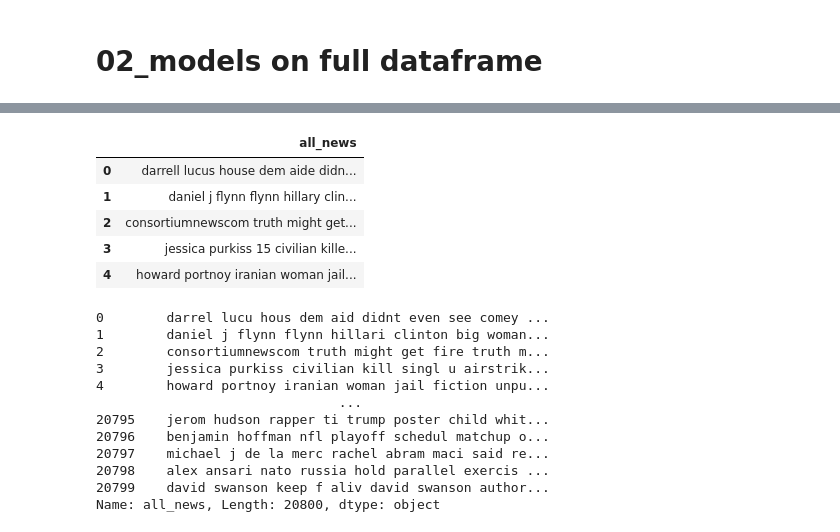
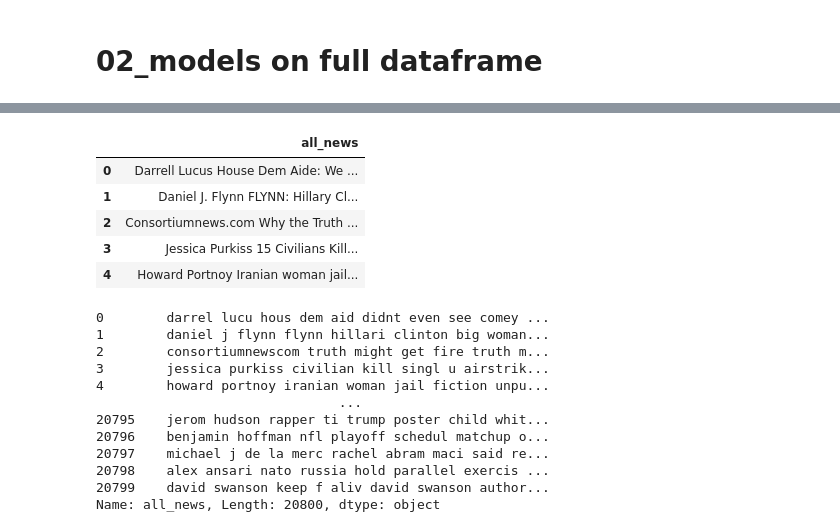
Before and after one commit to Idanleyb/Fake-News-Project, a Jupyter notebook: Fake_news.ipynb, the cells around one changed output, grey strips where cells are left out. Cells and saved outputs as stored; diff of their text form; code cells hidden in the pictures.

```diff
--- a/Fake_news.ipynb
+++ b/Fake_news.ipynb
@@ -1383,15 +1410,15 @@ total_df=total_df.drop(['id'],axis=1)
 # %%
 total_df['all_news'] = total_df['content']+' '+total_df['text']
 # %%
-text_features = total_df[['all_news']].reset_index(drop=True)
-text_features.head()
+text_features_1 = total_df[['all_news']].reset_index(drop=True)
+text_features_1.head()
 # %% [output]
 |  | all_news |
-| 0 | darrell lucus house dem aide didn... |
-| 1 | daniel j flynn flynn hillary clin... |
-| 2 | consortiumnewscom truth might get... |
-| 3 | jessica purkiss 15 civilian kille... |
-| 4 | howard portnoy iranian woman jail... |
+| 0 | Darrell Lucus House Dem Aide: We ... |
+| 1 | Daniel J. Flynn FLYNN: Hillary Cl... |
+| 2 | Consortiumnews.com Why the Truth ... |
+| 3 | Jessica Purkiss 15 Civilians Kill... |
+| 4 | Howard Portnoy Iranian woman jail... |
 # %%
 port_stem = PorterStemmer()
 
```
Also changed, not shown: parts of 60 cells of this notebook.
